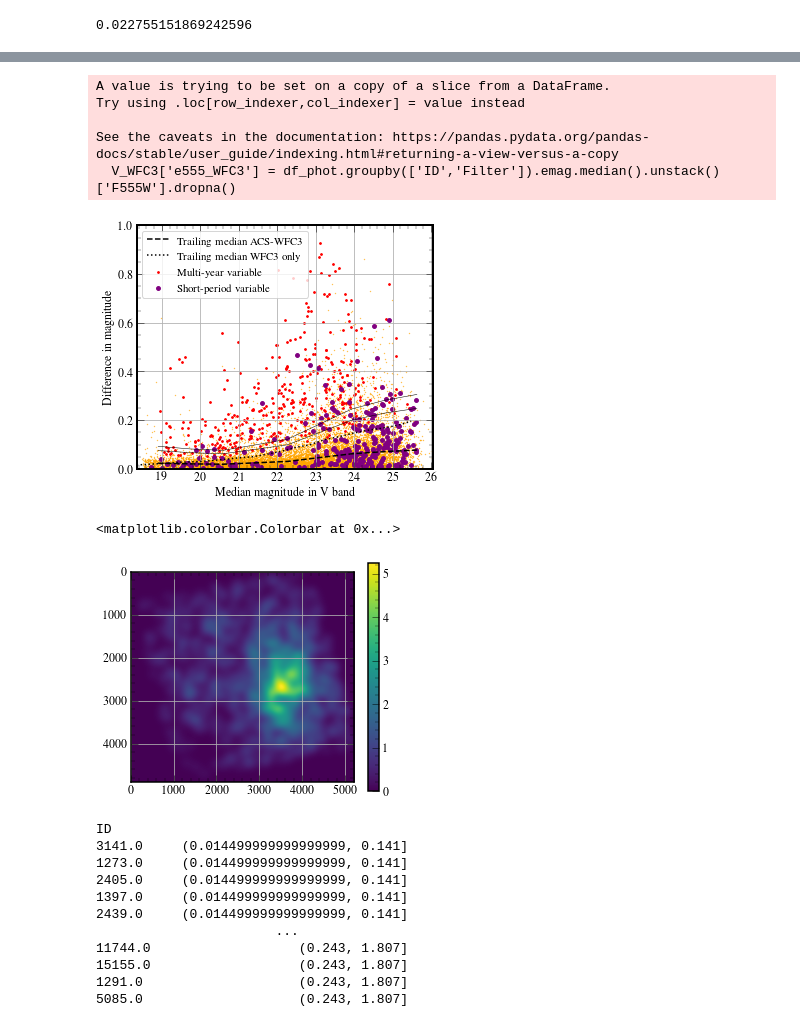
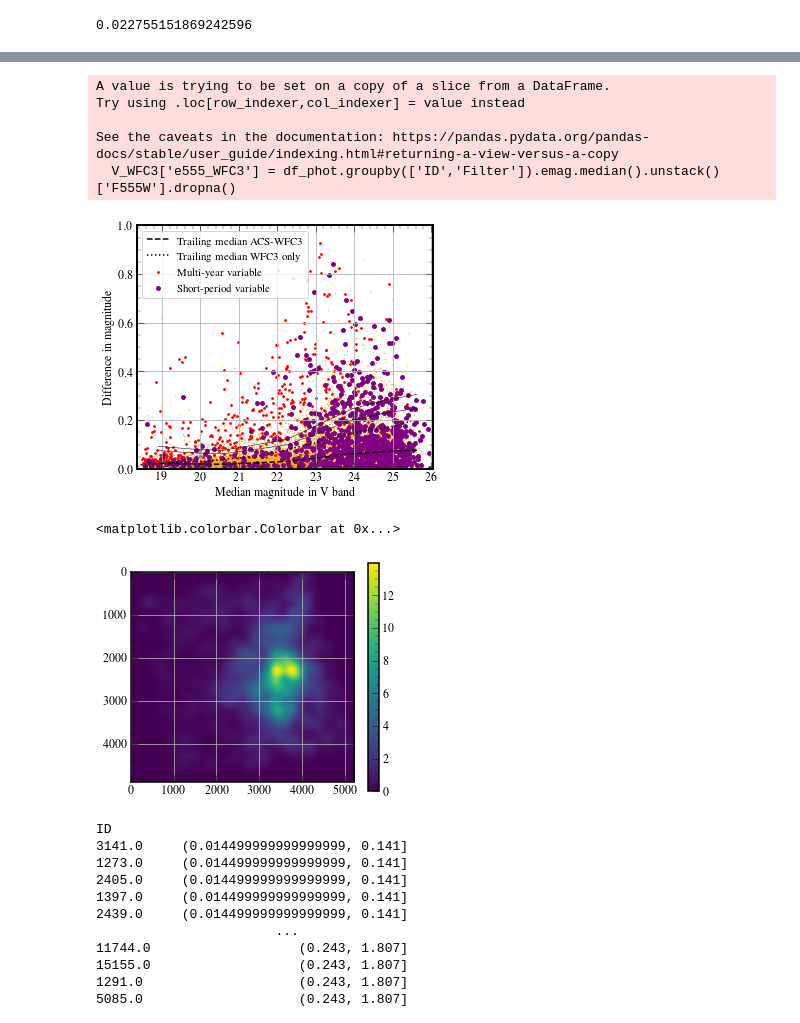
Before and after one commit to LuukOudshoorn25/KS2Analysis, a Jupyter notebook: 30Dor_KS2/KS2 Analysis.ipynb, the cells around one changed output, grey strips where cells are left out. Cells and saved outputs as stored; diff of their text form; code cells hidden in the pictures.

Commit message:
Included Ksoll+ PMS stars

```diff
--- a/30Dor_KS2/KS2 Analysis.ipynb
+++ b/30Dor_KS2/KS2 Analysis.ipynb
@@ -216,6 +216,14 @@ def Q_plot():
 Q_plot()
 # %% [output]
 [figure]
+# %%
+KsollPMS = pd.read_csv('../Ksoll_HTTP_PMS_p_mean_0_5/HTTP_PMS_p_mean_0_5.csv')
+KsollPMS['ID'] = KsollPMS['ID']
+KsollPMS = KsollPMS.set_index('ID')
+# %%
+KsollPMS = pd.merge(KsollPMS,MyID_ACS_ID,left_index=True,right_index=True).set_index('WFC3_ID')
+# %%
+KsollPMS_IDs = KsollPMS.index.values
 # %%
 # Get the time resolved catalogue
 # Match on positions
@@ -1441,7 +1481,7 @@ def long_term_v_variable(qmin=0.75):
     running_median = np.array([np.median(longterm_V.dV[idx==k]) for k in range(total_bins)])
     all_y_interp = interp_func(longterm_V['MAG'],bins, delta, running_median)
 
-    longterm_V['significant'] = (longterm_V['tstat']>5)*(longterm_V['dV']>2.5*all_y_interp)
+    longterm_V['significant'] = (longterm_V['tstat']>5)#*(longterm_V['dV']>2.5*all_y_interp)
     WFC3_V_variable = variables[(variables.Filter=='F555W')].index
 
     #plt.errorbar(longterm_V.MAG,longterm_V.dV,yerr=longterm_V.edV,ls='none',ms=0.1)
@@ -1476,50 +1516,51 @@ Try using .loc[row_indexer,col_indexer] = value instead
 
 See the caveats in the documentation: https://pandas.pydata.org/pandas-docs/stable/user_guide/indexing.html#returning-a-view-versus-a-copy
   V_WFC3['e555_WFC3'] = df_phot.groupby(['ID','Filter']).emag.median().unstack()['F555W'].dropna()
-[figure, old version]
+[figure, new version]
 # %%
 import scipy as sp
 import scipy.ndimage
 
 def get_density_contours(plot=False):
-    WFC3_coverage = fits.open('/media/luuk/HDD/StellarVariability_Old/CentralRegionPhotometry/WFC3_Broadband/flt_files/F814W/F814_WFC3_drz.fits')[1].data
+    WFC3_coverage = fits.open('/media/luuk/bd95ce27-c2b1-4fb8-9e9f-9b3c04a3353c/StellarVariability_Old/CentralRegionPhotometry/WFC3_Broadband/flt_files/F814W/F814_WFC3_drz.fits')[1].data
     sigma_y = 110.0
     sigma_x = 110.0
 
     # Create input array
     stars = np.zeros(WFC3_coverage.shape)
+    pms = wfc3_catalogue.reindex(KsollPMS_IDs).dropna()
     for i,row in pms.iterrows():
-        stars[int(row.Y),int(row.X)] += 1
+        stars[int(row.y),int(row.x)] += 1
 
     if plot:
         # Plot input array
         plt.imshow(stars, cmap='Blues', interpolation='nearest')
         plt.xlabel("$x$")
         plt.ylabel("$y$")
         #plt.savefig("array.png")
         plt.show()
 
     # Apply gaussian filter
     sigma = [sigma_y, sigma_x]
     y = sp.ndimage.filters.gaussian_filter(stars, sigma, mode='constant')
     # From stars per pixel to stars per square parsec
     pms_density = y / (0.01**2)
     if plot:
         plt.imshow(pms_density, cmap='Blues', interpolation='nearest')
         plt.xlabel("$x$")
         plt.ylabel("$y$")
         plt.title("$\sigma_x = " + str(sigma_x) + "\quad \sigma_y = " + str(sigma_y) + "$")
         plt.colorbar()
         plt.show()
     return pms_density
 
     #return pms
 pms_density = get_density_contours()
 plt.imshow(pms_density)
 plt.colorbar()
 # %% [output]
 <matplotlib.colorbar.Colorbar at 0x...>
-[figure, old version]
+[figure, new version]
 # %%
 pd.qcut(variables.loc[multifilter].groupby('ID').minmax.median().sort_values(),q=[0,0.33,0.66,1])
 # %% [output]
```
Also changed, not shown: parts of 23 cells of this notebook.
